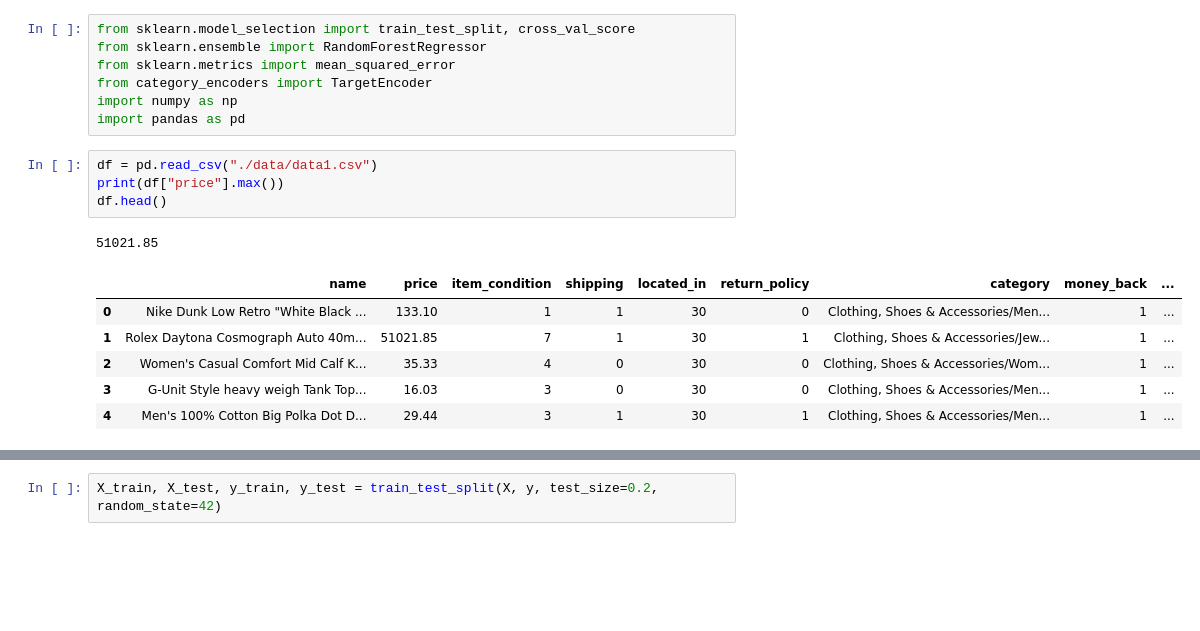
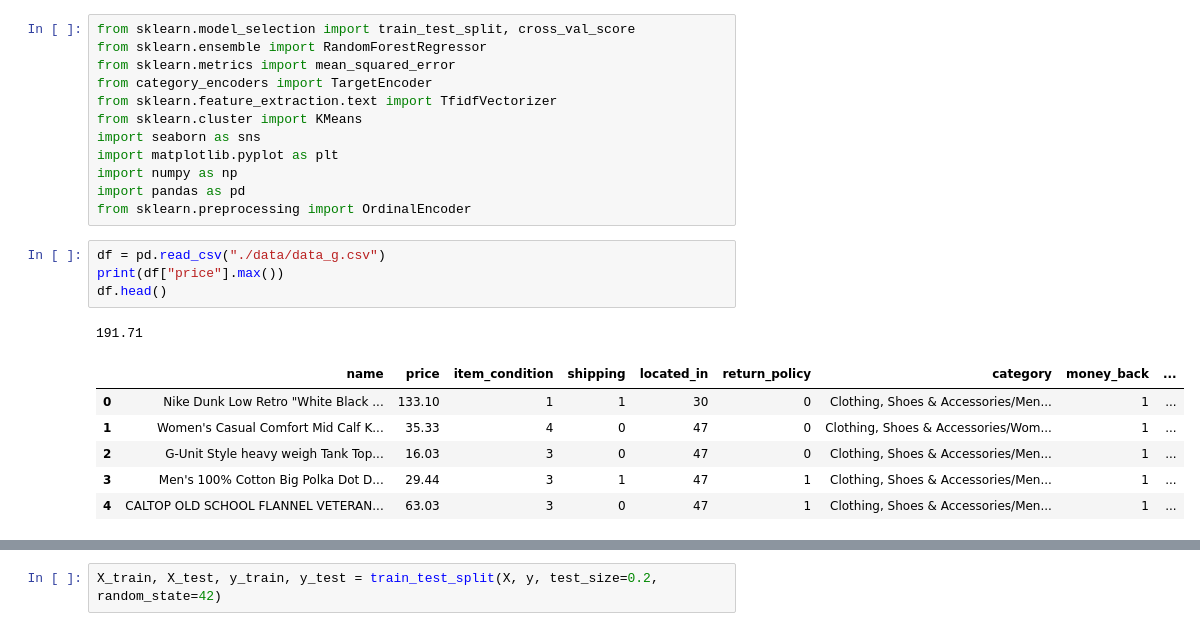
Before and after one commit to JaxSulav/PriceProphet, a Jupyter notebook: Data Processing/cv.ipynb, the cells around one changed output, grey strips where cells are left out. Saved outputs shown, nothing was run; the diff lists cells and outputs as text; blank space fills up the shorter version.

```diff
--- a/Data Processing/cv.ipynb
+++ b/Data Processing/cv.ipynb
@@ -3,17 +3,22 @@ from sklearn.model_selection import train_test_split, cross_val_score
 from sklearn.ensemble import RandomForestRegressor
 from sklearn.metrics import mean_squared_error
 from category_encoders import TargetEncoder
+from sklearn.feature_extraction.text import TfidfVectorizer
+from sklearn.cluster import KMeans
+import seaborn as sns
+import matplotlib.pyplot as plt
 import numpy as np
 import pandas as pd
+from sklearn.preprocessing import OrdinalEncoder
 # %%
-df = pd.read_csv("./data/data1.csv")
+df = pd.read_csv("./data/data_g.csv")
 print(df["price"].max())
 df.head()
 # %% [output]
-51021.85
+191.71
 |  | name | price | item_condition | shipping | located_in | return_policy | category | money_back | ... |
 | 0 | Nike Dunk Low Retro "White Black ... | 133.10 | 1 | 1 | 30 | 0 | Clothing, Shoes & Accessories/Men... | 1 | ... |
-| 1 | Rolex Daytona Cosmograph Auto 40m... | 51021.85 | 7 | 1 | 30 | 1 | Clothing, Shoes & Accessories/Jew... | 1 | ... |
-| 2 | Women's Casual Comfort Mid Calf K... | 35.33 | 4 | 0 | 30 | 0 | Clothing, Shoes & Accessories/Wom... | 1 | ... |
-| 3 | G-Unit Style heavy weigh Tank Top... | 16.03 | 3 | 0 | 30 | 0 | Clothing, Shoes & Accessories/Men... | 1 | ... |
-| 4 | Men's 100% Cotton Big Polka Dot D... | 29.44 | 3 | 1 | 30 | 1 | Clothing, Shoes & Accessories/Men... | 1 | ... |
+| 1 | Women's Casual Comfort Mid Calf K... | 35.33 | 4 | 0 | 47 | 0 | Clothing, Shoes & Accessories/Wom... | 1 | ... |
+| 2 | G-Unit Style heavy weigh Tank Top... | 16.03 | 3 | 0 | 47 | 0 | Clothing, Shoes & Accessories/Men... | 1 | ... |
+| 3 | Men's 100% Cotton Big Polka Dot D... | 29.44 | 3 | 1 | 47 | 1 | Clothing, Shoes & Accessories/Men... | 1 | ... |
+| 4 | CALTOP OLD SCHOOL FLANNEL VETERAN... | 63.03 | 3 | 0 | 47 | 1 | Clothing, Shoes & Accessories/Men... | 1 | ... |
```
Also changed, not shown: parts of 12 cells of this notebook, 1 other file.
